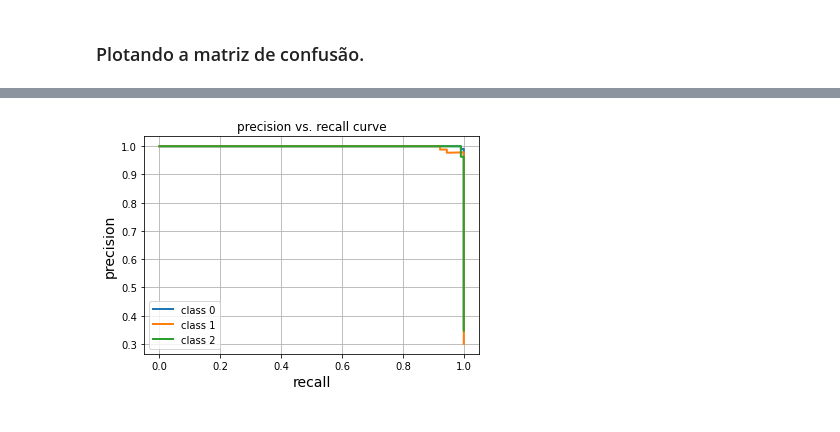
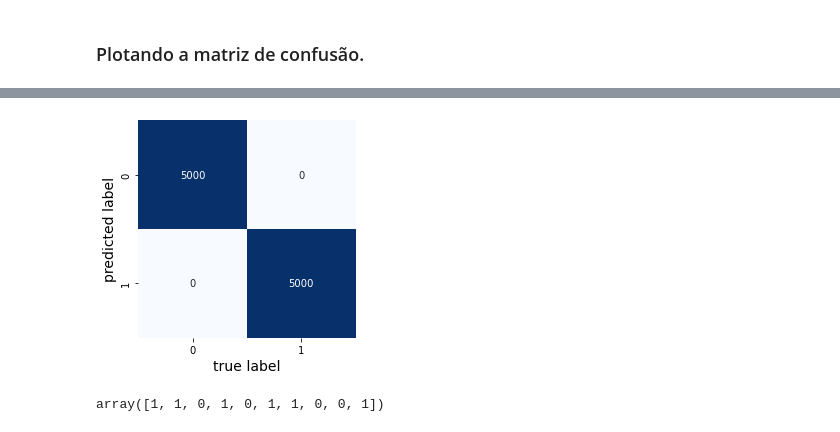
Before and after one commit to zz4fap/tp555-ml, a Jupyter notebook: exemplos/classification/linear/logistic/variando_limiar_de_quantização.ipynb, the cells around one changed output, grey strips where cells are left out. Cells and saved outputs as stored; diff of their text form; code cells hidden in the pictures.

```diff
--- a/exemplos/classification/linear/logistic/variando_limiar_de_quantização.ipynb
+++ b/exemplos/classification/linear/logistic/variando_limiar_de_quantização.ipynb
@@ -261,16 +91,16 @@ F1-score is: [0.99526066 0.98901099 0.99516908]
-# %%
-# Plot precision recall curve.
-precision = dict()
-recall = dict()
-for i in range(3):
-    precision[i], recall[i], _ = precision_recall_curve(y_test_bin[:, i], y_prob[:, i])
-    plt.plot(recall[i], precision[i], lw=2, label='class {}'.format(i))
-
-plt.xlabel("recall", fontsize=14)
-plt.ylabel("precision", fontsize=14)
-plt.legend(loc="best")
-plt.title("precision vs. recall curve")
-plt.grid()
-plt.show()
-# %% [output]
-[figure, removed]
+# %%
+# Predict.
+y_pred = model.predict(Xl)
+
+# Plot the confusion matrix.
+mat = confusion_matrix(y, y_pred)
+sns.heatmap(mat.T, square=True, annot=True, fmt='d', cbar=False, xticklabels=range(numberOfClasses), yticklabels=range(numberOfClasses), cmap="Blues")
+plt.xlabel('true label', fontsize=14)
+plt.ylabel('predicted label', fontsize=14)
+plt.show()
+# %% [output]
+[figure, added]
+# %%
+y[0:10]
+# %% [output]
+array([1, 1, 0, 1, 0, 1, 1, 0, 0, 1])
```
Also changed, not shown: parts of 42 cells of this notebook, 5 other files.
